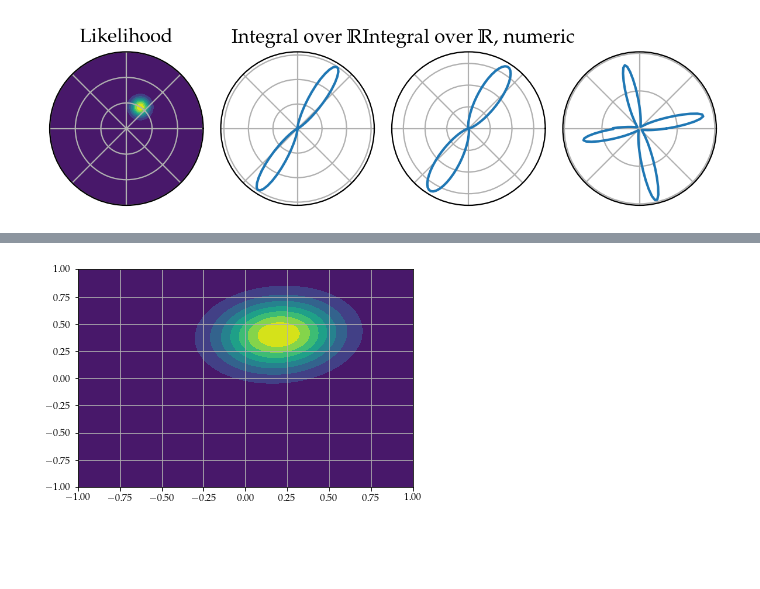
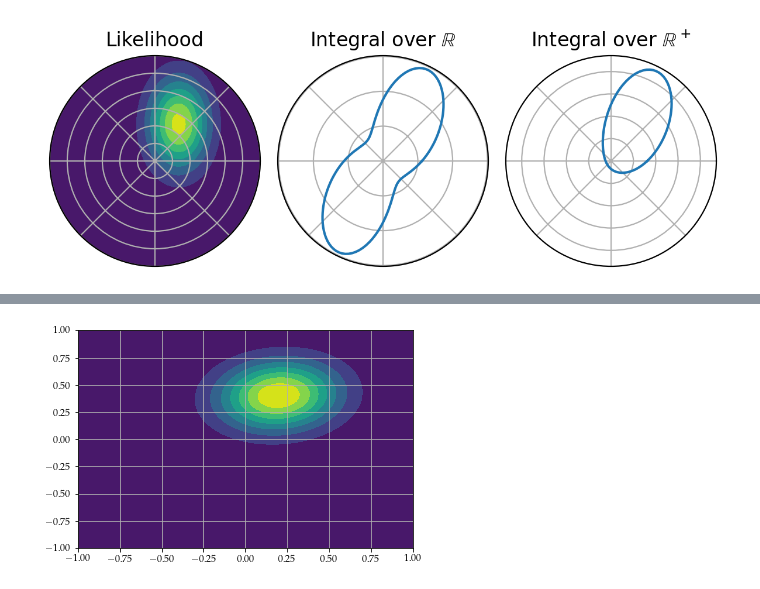
Before and after one commit to jacopok/notes, a Jupyter notebook: ap_third_semester/astrostat_homework/circular_marginalization.ipynb, the cells around one changed output, grey strips where cells are left out. Cells and saved outputs as stored; diff of their text form; code cells hidden in the pictures; blank space fills up the shorter version.

```diff
--- a/ap_third_semester/astrostat_homework/circular_marginalization.ipynb
+++ b/ap_third_semester/astrostat_homework/circular_marginalization.ipynb
@@ -17,28 +17,21 @@ from ipywidgets import interact
 
 def plot_both(sigma_x, sigma_y, true_A, true_phi):
     B_1 = 1/(2 * np.pi) / sigma_x / sigma_y
+
+    Vxbar_square = np.cos(theta)**2 / sigma_x**2+np.sin(theta)**2 / sigma_y**2
+
     F = (- 1/2 *
             (
                 np.cos(true_phi)**2 / sigma_x**2 +
                 np.sin(true_phi)**2 / sigma_y**2
             )
-            +
+            + 1/2 *
             (
-                np.cos(theta)**2 / sigma_x**2+
-                np.sin(theta)**2 / sigma_y**2
-            )**(-1)
-            *
-            (
-                np.cos(true_phi)**2 * np.cos(theta)**2 / sigma_x**4 +
-                np.sin(true_phi)**2 * np.sin(theta)**2 / sigma_y**4 +
-                2* np.sin(true_phi) * np.sin(theta) * np.cos(true_phi) * np.cos(theta) / sigma_y**2 / sigma_x**2
-            )
-    )
+                np.cos(theta) * np.cos(true_phi) / sigma_x**2+
+                np.sin(theta) * np.sin(true_phi) / sigma_y**2
+            )**2 / Vxbar_square )
 
-    marginalized_posterior = B_1 * np.sqrt(2 * np.pi)*(
-            np.cos(theta)**2 / sigma_x**2+
-            np.sin(theta)**2 / sigma_y**2
-        )**(-1/2) + np.exp(true_A**2 * F)
+    marginalized_posterior = B_1 * np.sqrt(2 * np.pi/Vxbar_square)*np.exp(true_A**2 * F)
 
     r_x = np.ones_like(r) * true_A
     th_x = np.ones_like(th) * true_phi
@@ -46,22 +39,22 @@ def plot_both(sigma_x, sigma_y, true_A, true_phi):
         (r_x * np.cos(th_x) - r * np.cos(th))**2 / sigma_x**2+
         (r_x * np.sin(th_x) - r * np.sin(th))**2 / sigma_y**2)
     likelihood = B_1 * np.exp(arg)
-    fig, axs = plt.subplots(1, 4, subplot_kw=dict(projection='polar'), dpi=200)
+
+    fig, axs = plt.subplots(1, 3, subplot_kw=dict(projection='polar'), dpi=200)
     axs[0].contourf(th, r, likelihood)
     axs[1].plot(theta, marginalized_posterior)
     integrated_likelihood = np.sum(likelihood, axis=1)
-    integrated_likelihood_R = integrated_likelihood[np.append(np.arange(num//2, num), np.arange(num//2))] + integrated_likelihood
+    # integrated_likelihood_R = integrated_likelihood[np.append(np.arange(num//2, num), np.arange(num//2))] + integrated_likelihood
 
-    axs[2].plot(theta, integrated_likelihood_R)
-    axs[3].plot(theta, integrated_likelihood_R / marginalized_posterior)
+    axs[2].plot(theta, integrated_likelihood)
     axs[0].set_title('Likelihood')
     axs[1].set_title('Integral over $\\mathbb{R}$')
-    axs[2].set_title('Integral over $\\mathbb{R}$, numeric')
+    axs[2].set_title('Integral over $\\mathbb{R}^+$')
     for ax in axs:
         ax.xaxis.set_ticklabels([])
         ax.yaxis.set_ticklabels([])
     plt.tight_layout()
-    return integrated_likelihood_R, marginalized_posterior
+    # return integrated_likelihood_R, marginalized_posterior
 
 # interact(plot_both,
 #     sigma_x=(0.1,1,.1),
@@ -69,8 +62,8 @@ def plot_both(sigma_x, sigma_y, true_A, true_phi):
 #     true_A=(0.1,4,.01),
 #     true_phi=(0,2*np.pi,.05),
 # )
-# %%
-i, m = plot_both(.5, .5, 2, 1)
-# %% [output]
-[figure, removed]
+# %%
+plot_both(1.2, 1.8, 2.5, 1)
+# %% [output]
+[figure, added]
 # %%
```
Also changed, not shown: parts of 2 cells of this notebook, 9 other files.
